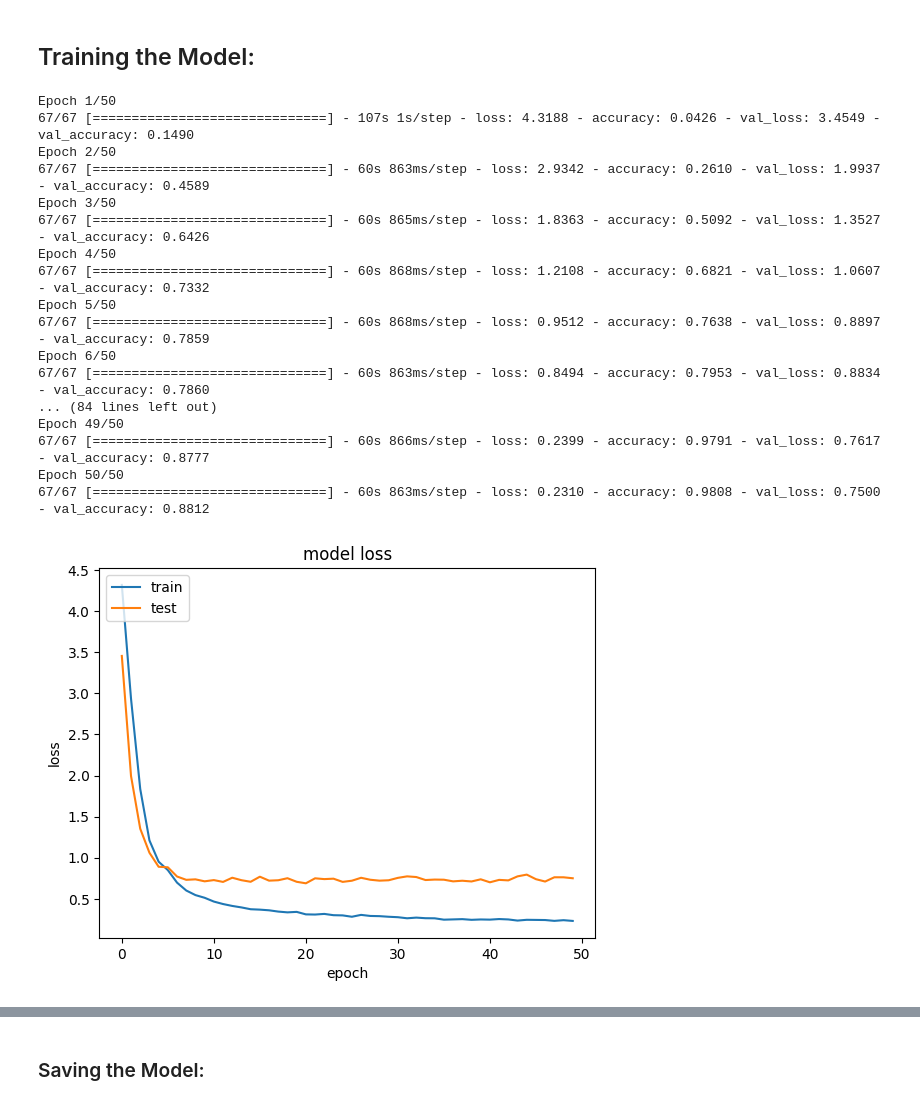
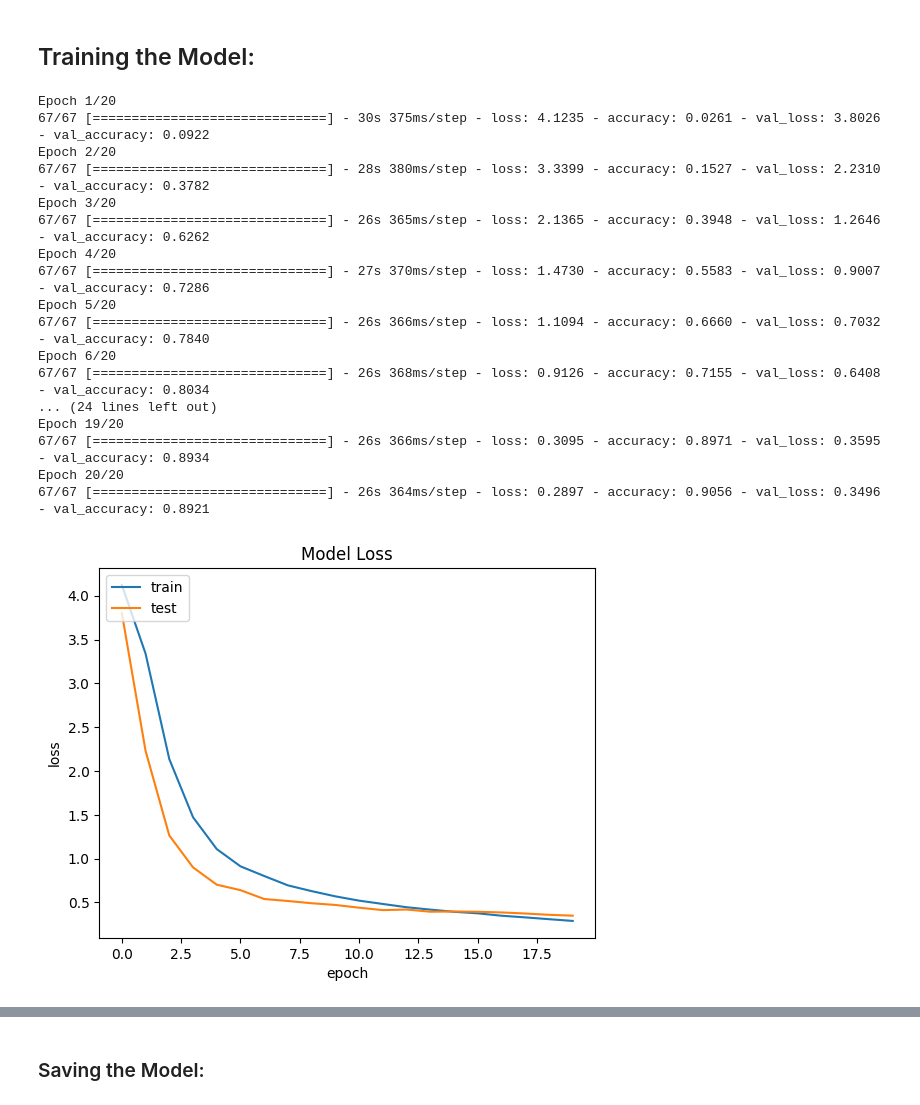
Before and after one commit to 37743/37743, a Jupyter notebook: nn-arabic-handwriting-320210207.ipynb, the cells around one changed output, grey strips where cells are left out. Drawn from its saved outputs; the diff is of its cells as text; code cells hidden in the pictures.

```diff
--- a/nn-arabic-handwriting-320210207.ipynb
+++ b/nn-arabic-handwriting-320210207.ipynb
@@ -53,11 +49,10 @@ datasets = ['/kaggle/input/arabic-letters-classification/Final_Arabic_Alpha_data
             '/kaggle/input/arabic-letters-classification/Final_Arabic_Alpha_dataset/Final_Arabic_Alpha_dataset/test',
            '/kaggle/input/arabic-letters-classification/Final_Arabic_Alpha_dataset/Final_Arabic_Alpha_dataset']
 NUM_CLASS = 65
-IMAGE_SIZE = (250,250)
+IMAGE_SIZE = (160,160)
 BATCH_SIZE = 512
 SEED = 43
-EPOCHS = 50
-LABEL_NAMES = [i for i in range(NUM_CLASS)]
+EPOCHS = 20
 # %% [markdown]
 - There are 65 classes to classify into (0-64)
 - Images must be resized to a consistent size in order to train properly.
@@ -134,6 +119,8 @@ for images, labels in train_images:
 # %%
 model = tf.keras.Sequential([
     tf.keras.layers.Rescaling(1./255),
+    tf.keras.layers.experimental.preprocessing.RandomRotation(0.1),
+    tf.keras.layers.experimental.preprocessing.RandomZoom(0.1),
     tf.keras.layers.Conv2D(32, (3, 3), activation = 'relu', padding = 'same'),
     tf.keras.layers.MaxPooling2D(2, 2),
     tf.keras.layers.Conv2D(64, (3, 3), activation = 'relu', padding = 'same'),
@@ -142,13 +129,11 @@ model = tf.keras.Sequential([
     tf.keras.layers.MaxPooling2D(2, 2),
     tf.keras.layers.Conv2D(128, (3, 3), activation = 'relu', padding = 'same'),
     tf.keras.layers.MaxPooling2D(2, 2),
-    tf.keras.layers.Conv2D(128, (3, 3), activation = 'relu', padding = 'same'),
-    tf.keras.layers.MaxPooling2D(2, 2),
     tf.keras.layers.Conv2D(256, (3, 3), activation = 'relu', padding = 'same'),
     tf.keras.layers.MaxPooling2D(2, 2),
     tf.keras.layers.Flatten(),
     tf.keras.layers.Dense(1024, activation='relu',
-                           kernel_regularizer=tf.keras.regularizers.l2(0.001)
+#                            kernel_regularizer=tf.keras.regularizers.l2(0.001)
                          ),
     tf.keras.layers.Dropout(0.2),
     tf.keras.layers.Dense(NUM_CLASS, activation=tf.nn.softmax)
@@ -178,8 +163,12 @@ Non-trainable params: 0 (0.00 Byte)
 _________________________________________________________________
 # %% [markdown]
 ### Model Optimization:
-# %%
-model.compile(optimizer = Adam(learning_rate= 0.001), loss = 'categorical_crossentropy', metrics=['accuracy'])
+# %%
+learning_rate = 0.001
+lr_mod = tf.keras.optimizers.schedules.ExponentialDecay(learning_rate, decay_steps=100000,\
+                                                             decay_rate=0.96, staircase=True)
+
+model.compile(optimizer = tf.keras.optimizers.Adam(learning_rate=lr_mod), loss = 'categorical_crossentropy', metrics=['accuracy'])
 # %% [markdown]
 ## Training the Model:
 # %%
@@ -187,30 +176,30 @@ h1 = model.fit(train_images,
               validation_data=train_validation,
               epochs=EPOCHS)
 # %% [output]
-Epoch 1/50
-67/67 [==============================] - 107s 1s/step - loss: 4.3188 - accuracy: 0.0426 - val_loss: 3.4549 - val_accuracy: 0.1490
-Epoch 2/50
-67/67 [==============================] - 60s 863ms/step - loss: 2.9342 - accuracy: 0.2610 - val_loss: 1.9937 - val_accuracy: 0.4589
-Epoch 3/50
-67/67 [==============================] - 60s 865ms/step - loss: 1.8363 - accuracy: 0.5092 - val_loss: 1.3527 - val_accuracy: 0.6426
-Epoch 4/50
-67/67 [==============================] - 60s 868ms/step - loss: 1.2108 - accuracy: 0.6821 - val_loss: 1.0607 - val_accuracy: 0.7332
-Epoch 5/50
-67/67 [==============================] - 60s 868ms/step - loss: 0.9512 - accuracy: 0.7638 - val_loss: 0.8897 - val_accuracy: 0.7859
-Epoch 6/50
-67/67 [==============================] - 60s 863ms/step - loss: 0.8494 - accuracy: 0.7953 - val_loss: 0.8834 - val_accuracy: 0.7860
-... (84 lines left out)
-Epoch 49/50
-67/67 [==============================] - 60s 866ms/step - loss: 0.2399 - accuracy: 0.9791 - val_loss: 0.7617 - val_accuracy: 0.8777
-Epoch 50/50
-67/67 [==============================] - 60s 863ms/step - loss: 0.2310 - accuracy: 0.9808 - val_loss: 0.7500 - val_accuracy: 0.8812
+Epoch 1/20
+67/67 [==============================] - 30s 375ms/step - loss: 4.1235 - accuracy: 0.0261 - val_loss: 3.8026 - val_accuracy: 0.0922
+Epoch 2/20
+67/67 [==============================] - 28s 380ms/step - loss: 3.3399 - accuracy: 0.1527 - val_loss: 2.2310 - val_accuracy: 0.3782
+Epoch 3/20
+67/67 [==============================] - 26s 365ms/step - loss: 2.1365 - accuracy: 0.3948 - val_loss: 1.2646 - val_accuracy: 0.6262
+Epoch 4/20
+67/67 [==============================] - 27s 370ms/step - loss: 1.4730 - accuracy: 0.5583 - val_loss: 0.9007 - val_accuracy: 0.7286
+Epoch 5/20
+67/67 [==============================] - 26s 366ms/step - loss: 1.1094 - accuracy: 0.6660 - val_loss: 0.7032 - val_accuracy: 0.7840
+Epoch 6/20
+67/67 [==============================] - 26s 368ms/step - loss: 0.9126 - accuracy: 0.7155 - val_loss: 0.6408 - val_accuracy: 0.8034
+... (24 lines left out)
+Epoch 19/20
+67/67 [==============================] - 26s 366ms/step - loss: 0.3095 - accuracy: 0.8971 - val_loss: 0.3595 - val_accuracy: 0.8934
+Epoch 20/20
+67/67 [==============================] - 26s 364ms/step - loss: 0.2897 - accuracy: 0.9056 - val_loss: 0.3496 - val_accuracy: 0.8921
 # %%
 plt.plot(h1.history['loss'])
 plt.plot(h1.history['val_loss'])
-plt.title('model loss')
+plt.title('Model Loss')
 plt.ylabel('loss')
 plt.xlabel('epoch')
 plt.legend(['train', 'test'], loc='upper left')
 plt.show()
 # %% [output]
-[figure, old version]
+[figure, new version]
```
Also changed, not shown: parts of 12 cells of this notebook.
